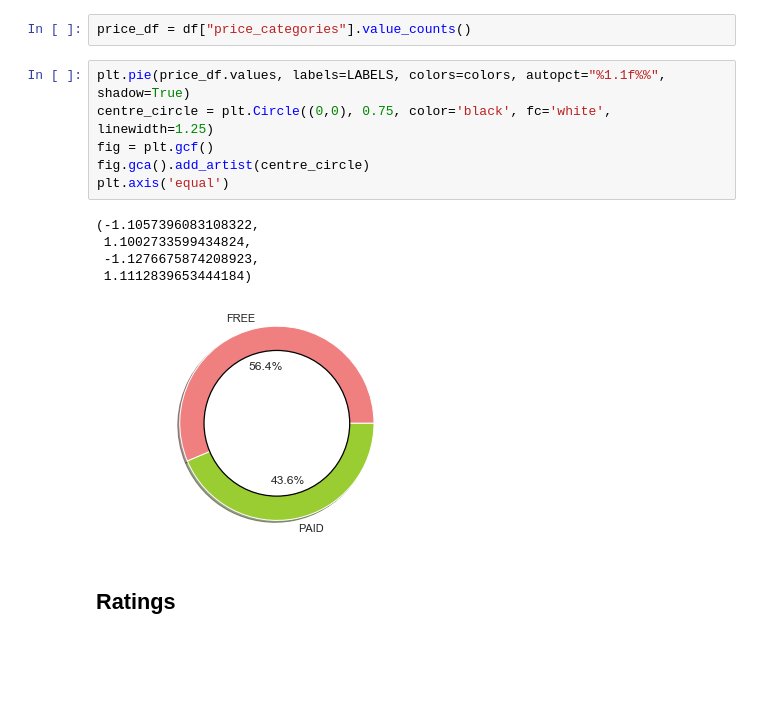
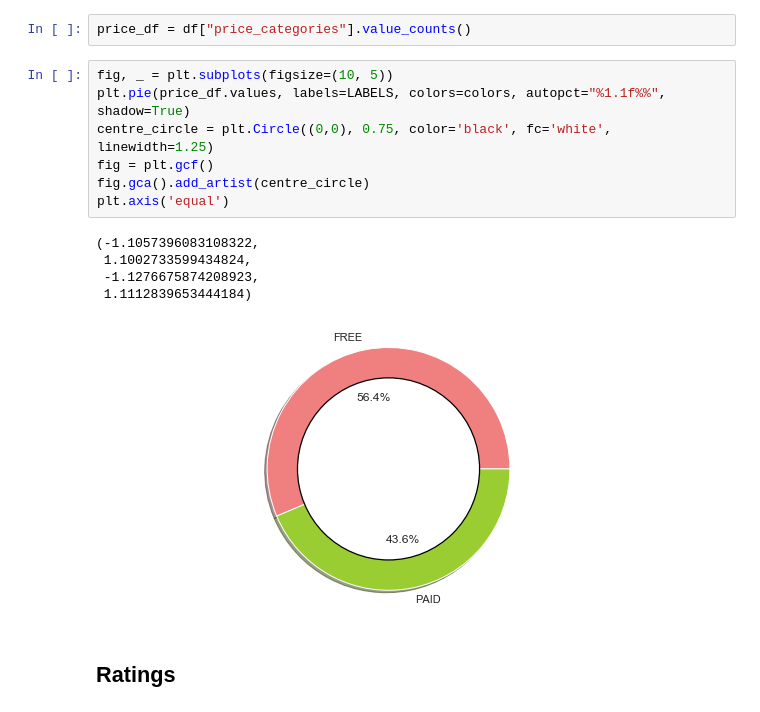
Before and after one commit to DacioRomero/Data-Analysis, a Jupyter notebook: Personal/Academy/App Store Dataset.ipynb, the cells around one changed output. Drawn from its saved outputs; the diff is of its cells as text; blank space fills up the shorter version.

```diff
--- a/Personal/Academy/App Store Dataset.ipynb
+++ b/Personal/Academy/App Store Dataset.ipynb
@@ -256,17 +250,18 @@ fig, axs = plt.subplots(figsize=(10, 5))
 # %%
 price_df = df["price_categories"].value_counts()
 # %%
+fig, _ = plt.subplots(figsize=(10, 5))
 plt.pie(price_df.values, labels=LABELS, colors=colors, autopct="%1.1f%%", shadow=True)
 centre_circle = plt.Circle((0,0), 0.75, color='black', fc='white', linewidth=1.25)
 fig = plt.gcf()
 fig.gca().add_artist(centre_circle)
 plt.axis('equal')
 # %% [output]
 (-1.1057396083108322,
  1.1002733599434824,
  -1.1276675874208923,
  1.1112839653444184)
-[figure, old version]
+[figure, new version]
 # %% [markdown]
 ## Ratings
 # %%
```
Also changed, not shown: parts of 13 cells of this notebook.
